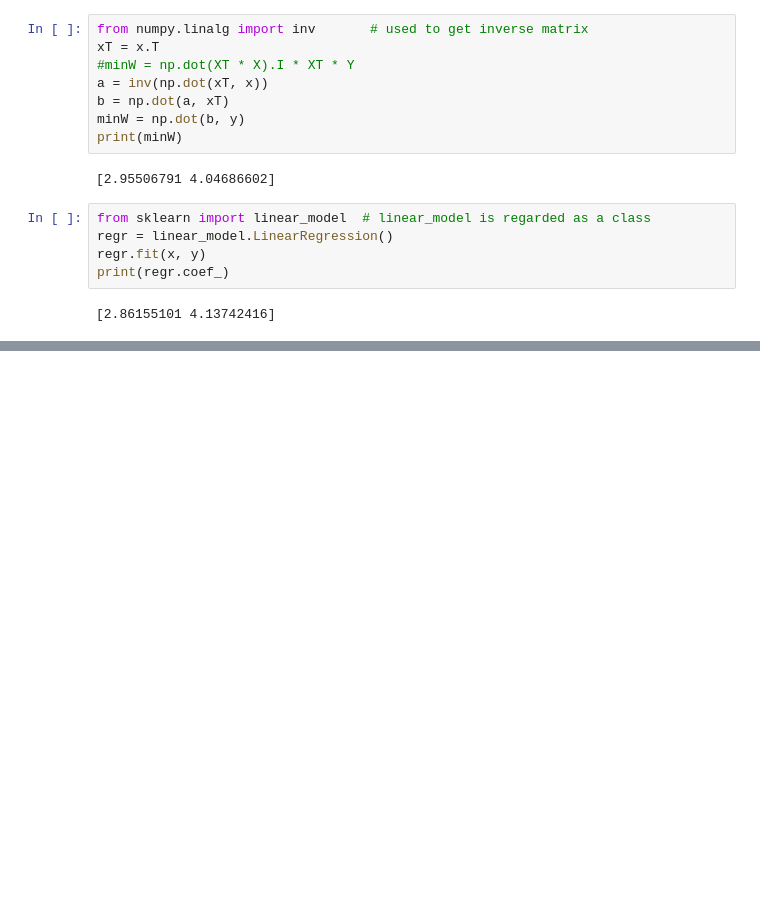
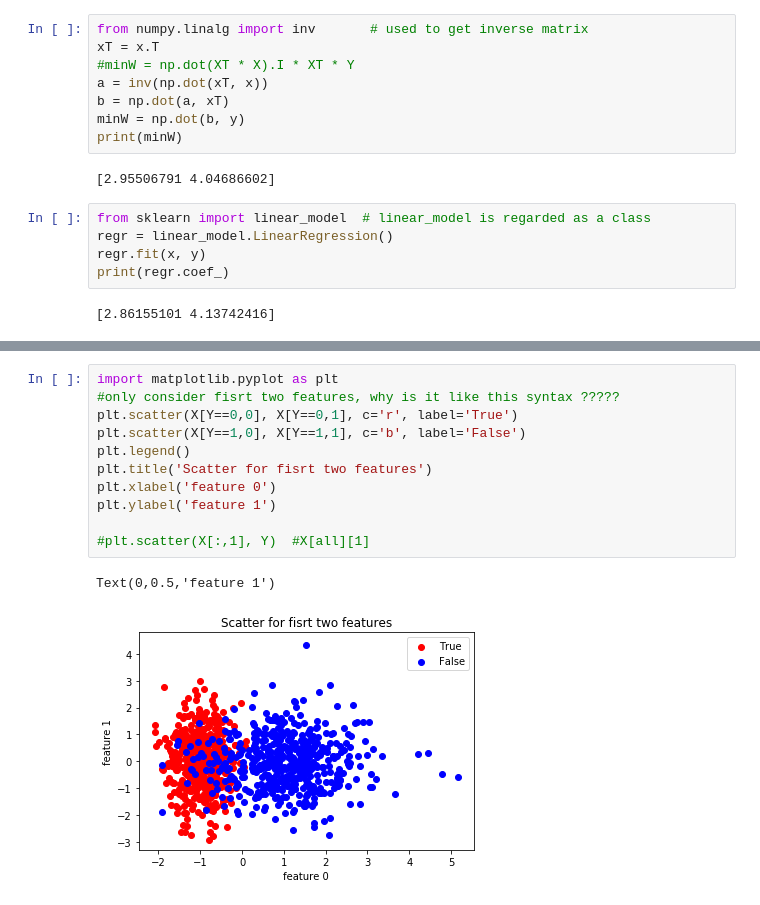
Before and after one commit to jsxcool/Jupyter, a Jupyter notebook: hw5-520.ipynb, the cells around one changed output, grey strips where cells are left out. Drawn from its saved outputs; the diff is of its cells as text; blank space fills up the shorter version.

```diff
--- a/hw5-520.ipynb
+++ b/hw5-520.ipynb
@@ -67,0 +70,14 @@ LogisticRegression(C=1.0, class_weight=None, dual=False, fit_intercept=True,
+# %%
+import matplotlib.pyplot as plt
+#only consider fisrt two features, why is it like this syntax ?????
+plt.scatter(X[Y==0,0], X[Y==0,1], c='r', label='True')
+plt.scatter(X[Y==1,0], X[Y==1,1], c='b', label='False')
+plt.legend()
+plt.title('Scatter for fisrt two features')
+plt.xlabel('feature 0')
+plt.ylabel('feature 1')
+
+#plt.scatter(X[:,1], Y)  #X[all][1]
+# %% [output]
+Text(0,0.5,'feature 1')
+[figure, added]
```
Also changed, not shown: parts of 4 cells of this notebook, 6 other files.
